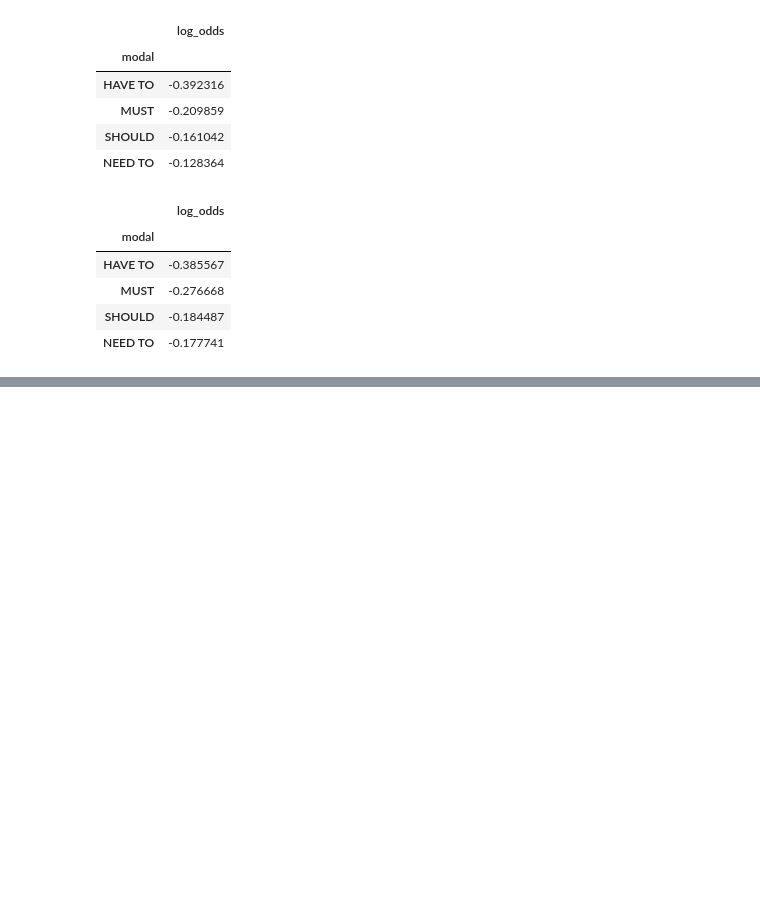
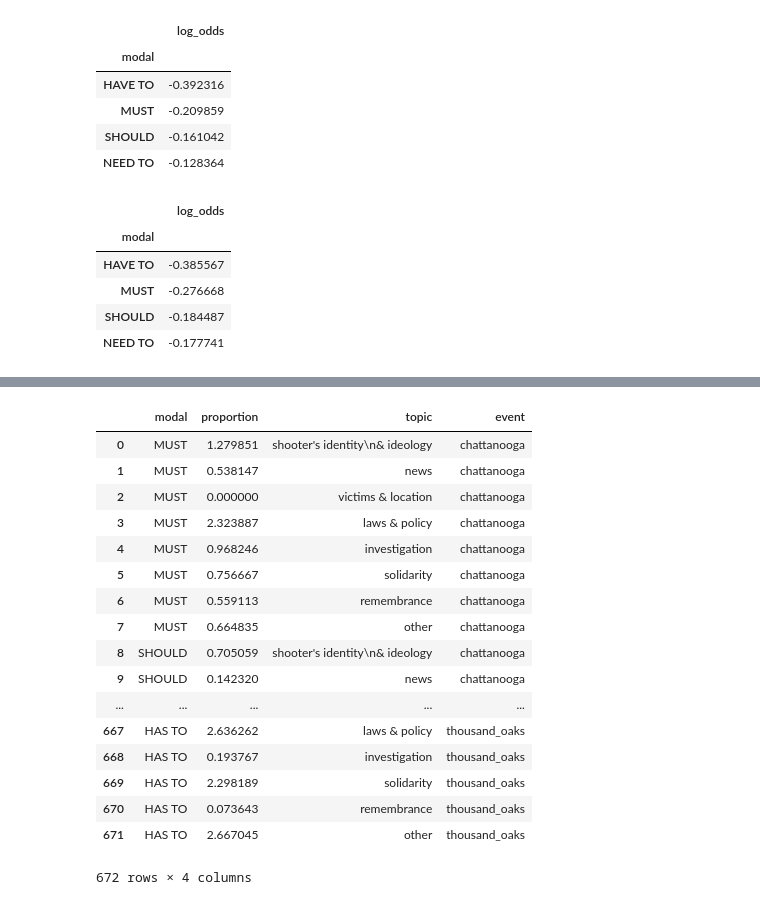
Before and after one commit to ddemszky/framing-twitter, a Jupyter notebook: 4_word_partisanship/modals.ipynb, the cells around one changed output, grey strips where cells are left out. Cells and saved outputs as stored; diff of their text form; code cells hidden in the pictures; blank space fills up the shorter version.

```diff
--- a/4_word_partisanship/modals.ipynb
+++ b/4_word_partisanship/modals.ipynb
@@ -114,0 +194,2 @@ plt.setp(legend.get_title(),fontsize='x-small')
+# %%
+df = pd.DataFrame.from_dict({'modal':modal_list, 'proportion':value_list, 'topic':topic_list, 'event':event_list})
@@ -114,0 +198,21 @@ plt.setp(legend.get_title(),fontsize='x-small')
+# %%
+df
+# %% [output]
+|  | modal | proportion | topic | event |
+| 0 | MUST | 1.279851 | shooter's identity\n& ideology | chattanooga |
+| 1 | MUST | 0.538147 | news | chattanooga |
+| 2 | MUST | 0.000000 | victims & location | chattanooga |
+| 3 | MUST | 2.323887 | laws & policy | chattanooga |
+| 4 | MUST | 0.968246 | investigation | chattanooga |
+| 5 | MUST | 0.756667 | solidarity | chattanooga |
+| 6 | MUST | 0.559113 | remembrance | chattanooga |
+| 7 | MUST | 0.664835 | other | chattanooga |
+| 8 | SHOULD | 0.705059 | shooter's identity\n& ideology | chattanooga |
+| 9 | SHOULD | 0.142320 | news | chattanooga |
+| ... | ... | ... | ... | ... |
+| 667 | HAS TO | 2.636262 | laws & policy | thousand_oaks |
+| 668 | HAS TO | 0.193767 | investigation | thousand_oaks |
+| 669 | HAS TO | 2.298189 | solidarity | thousand_oaks |
+| 670 | HAS TO | 0.073643 | remembrance | thousand_oaks |
+| 671 | HAS TO | 2.667045 | other | thousand_oaks |
+672 rows × 4 columns
```
Also changed, not shown: parts of 6 cells of this notebook, 7 other files.
